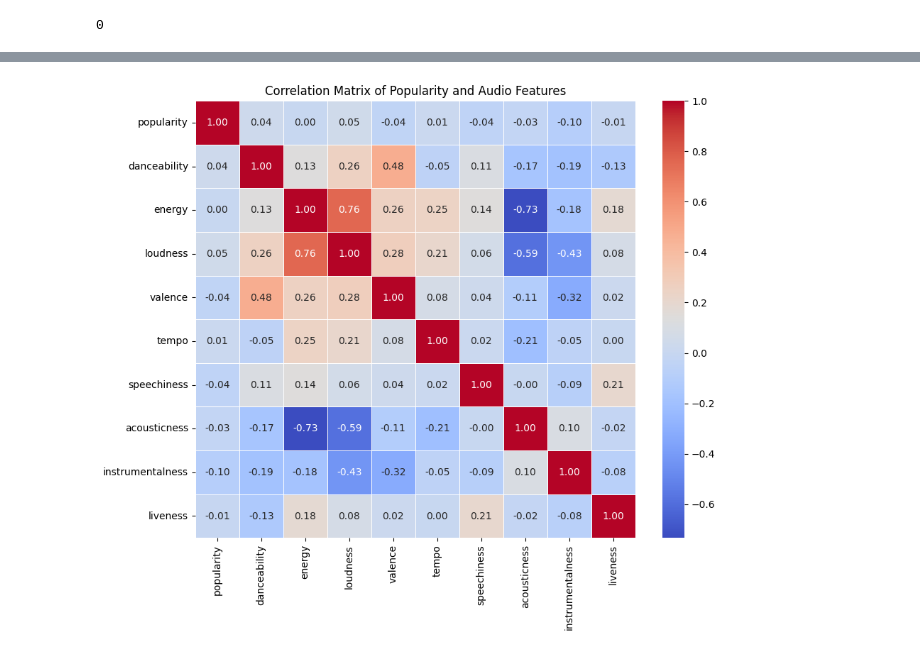
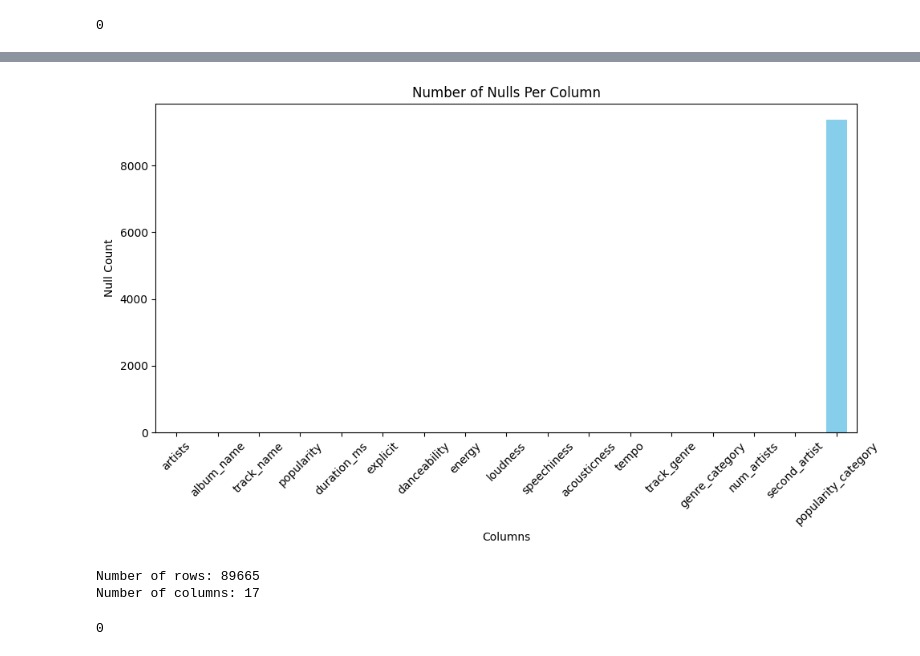
Before and after one commit to juancbuitrago/Workshop2, a Jupyter notebook: notebooks/EDA_002.ipynb, the cells around one changed output, grey strips where cells are left out. Saved outputs shown, nothing was run; the diff lists cells and outputs as text; code cells hidden in the pictures.

```diff
--- a/notebooks/EDA_002.ipynb
+++ b/notebooks/EDA_002.ipynb
@@ -155,15 +333,27 @@ plt.show()
+# %%
+null_counts = spotify_df.isnull().sum()
+
+plt.figure(figsize=(10, 6))
+null_counts.plot(kind='bar', color='skyblue')
+plt.title('Number of Nulls Per Column')
+plt.xlabel('Columns')
+plt.ylabel('Null Count')
+plt.xticks(rotation=45)
+plt.tight_layout()
+
+plt.show()
+# %% [output]
+[figure, added]
 # %%
-features = ['popularity', 'danceability', 'energy', 'loudness', 'valence', 'tempo',
-            'speechiness', 'acousticness', 'instrumentalness', 'liveness']
+num_rows, num_columns = spotify_df.shape
 
-# Compute the correlation matrix
-corr_matrix = df[features].corr()
-
-# Creating a heatmap
-plt.figure(figsize=(10, 8))
-sns.heatmap(corr_matrix, annot=True, fmt=".2f", cmap='coolwarm',
-            cbar=True, linewidths=0.5)
-plt.title('Correlation Matrix of Popularity and Audio Features')
-plt.show()
+print("Number of rows:", num_rows)
+print("Number of columns:", num_columns)
 # %% [output]
-[figure, removed]
+Number of rows: 89665
+Number of columns: 17
+# %%
+total_duplicates = spotify_df.duplicated().sum()
+total_duplicates
+# %% [output]
+0
```
Also changed, not shown: parts of 23 cells of this notebook, 6 other files.
